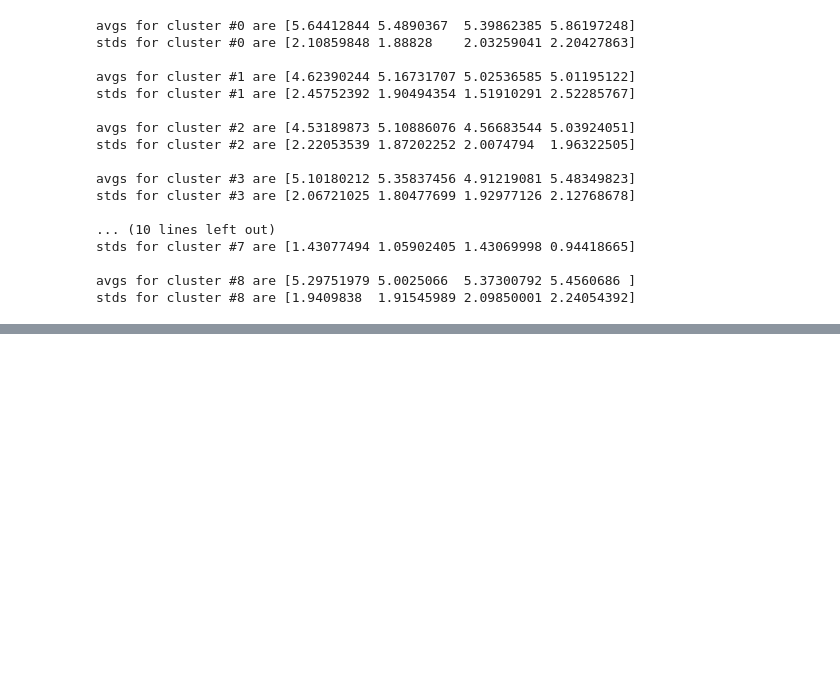
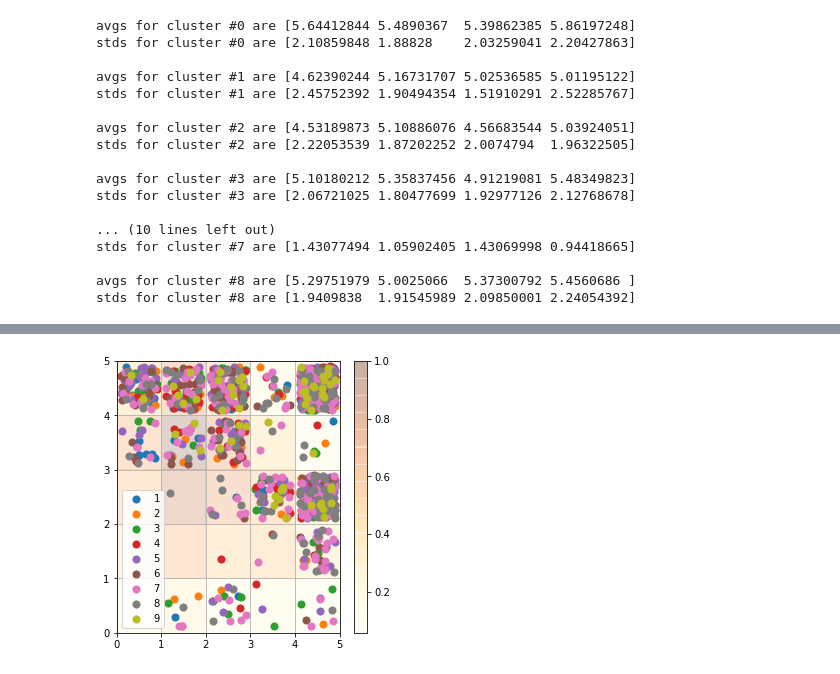
Before and after one commit to rmoughan/Compressive_Sensing_EEG_BMI, a Jupyter notebook: CS_EEG_data.ipynb, the cells around one changed output, grey strips where cells are left out. Cells and saved outputs as stored; diff of their text form; code cells hidden in the pictures; blank space fills up the shorter version.

```diff
--- a/CS_EEG_data.ipynb
+++ b/CS_EEG_data.ipynb
@@ -457,21 +460,20 @@ plt.colorbar();
-# %%
-#Expanding on the above a bit
-som = MiniSom(5, 5, 184, sigma= 2.5, learning_rate=0.5, random_seed = 42) #would be helpful to set random generator
-som.train(feature_matrix, 500)
-
-plt.figure(figsize=(5, 5))
-
-plt.pcolor(som.distance_map().T, cmap='YlOrBr')  # plotting the distance map as background
-plt.colorbar();
-
-# Plotting the response for each pattern in the iris dataset
-# different colors and markers for each label
-markers = ['o', 's', 'D']
-colors = ['C0', 'C1', 'C2']
-for cnt, xx in enumerate(data):
-    w = som.winner(xx)  # getting the winner
-    # palce a marker on the winning position for the sample xx
-    plt.plot(w[0]+.5, w[1]+.5, markers[target[cnt]-1], markerfacecolor='None',
-             markeredgecolor=colors[target[cnt]-1], markersize=12, markeredgewidth=2)
-
-plt.show()
+# %%
+w_x, w_y = zip(*[som.winner(d) for d in feature_matrix])
+w_x = np.array(w_x)
+w_y = np.array(w_y)
+
+plt.figure(figsize=(5, 5))
+plt.pcolor(som.distance_map().T, cmap='YlOrBr', alpha=.2)
+plt.colorbar()
+
+for c in np.unique(target):
+    c = int(c)
+    idx_target = target==c
+    plt.scatter(w_x[idx_target]+.5+(np.random.rand(np.sum(idx_target))-.5)*.8,
+                w_y[idx_target]+.5+(np.random.rand(np.sum(idx_target))-.5)*.8,
+                s=50, c=colors[c-1], label=label_names[c])
+plt.legend(loc='lower left')
+plt.grid()
+plt.show()
+# %% [output]
+[figure, added]
```
Also changed, not shown: parts of 2 cells of this notebook.
